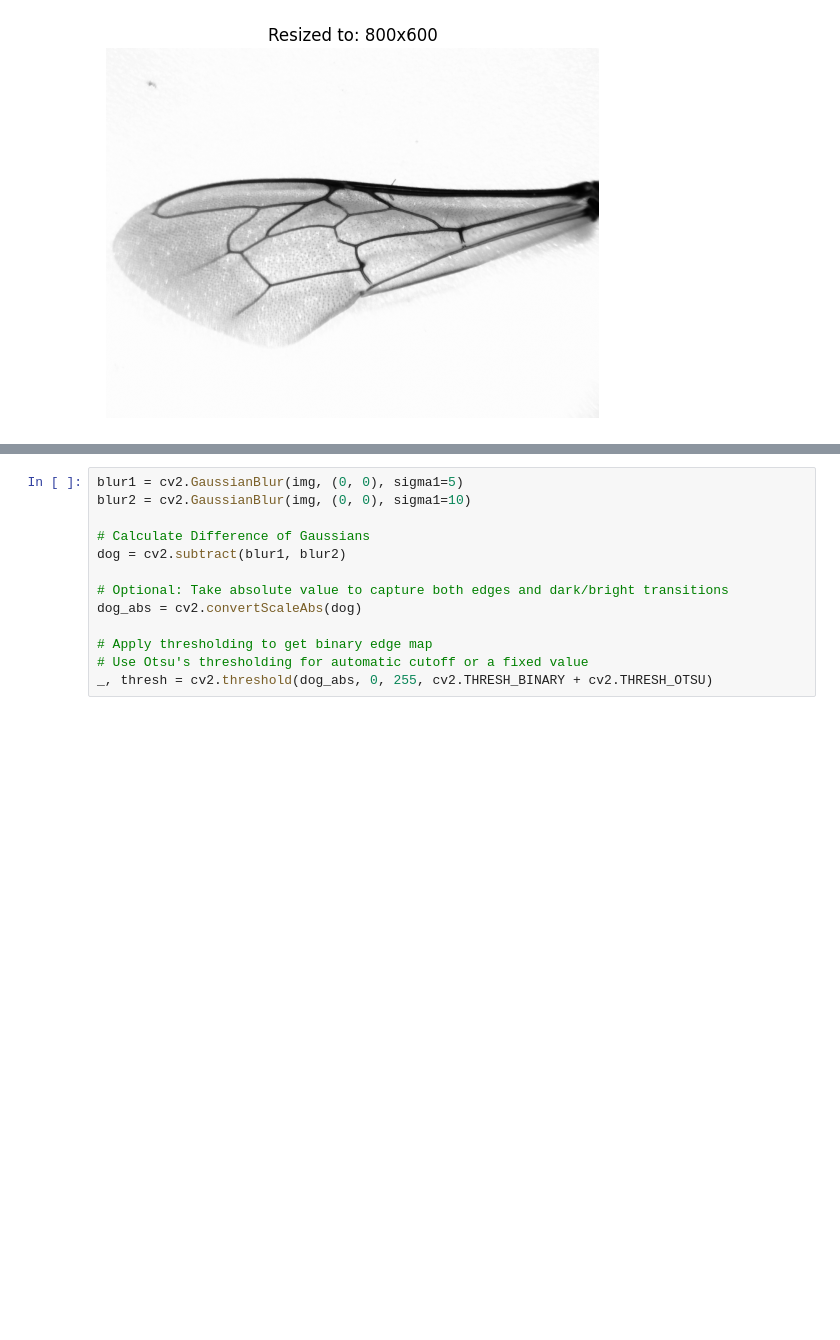
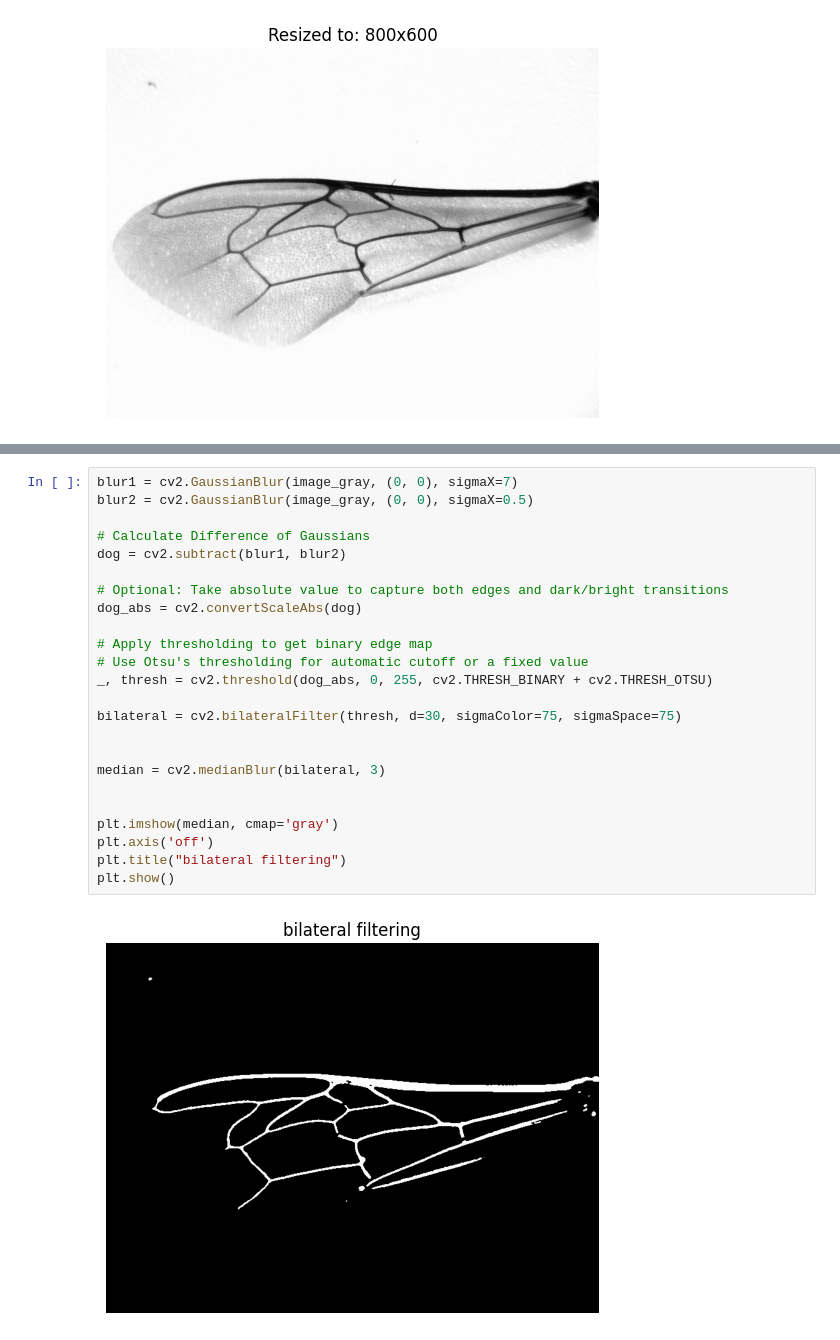
Before and after one commit to amiinemohamed/Bees-cv, a Jupyter notebook: Bees.ipynb, the cells around one changed output, grey strips where cells are left out. Drawn from its saved outputs; the diff is of its cells as text; blank space fills up the shorter version.

```diff
--- a/Bees.ipynb
+++ b/Bees.ipynb
@@ -66,13 +77,26 @@ filtered = cv2.medianBlur(noisy_image, 5)
 # %%
-blur1 = cv2.GaussianBlur(img, (0, 0), sigma1=5)
-blur2 = cv2.GaussianBlur(img, (0, 0), sigma1=10)
+blur1 = cv2.GaussianBlur(image_gray, (0, 0), sigmaX=7)
+blur2 = cv2.GaussianBlur(image_gray, (0, 0), sigmaX=0.5)
 
 # Calculate Difference of Gaussians
 dog = cv2.subtract(blur1, blur2)
 
 # Optional: Take absolute value to capture both edges and dark/bright transitions
 dog_abs = cv2.convertScaleAbs(dog)
 
 # Apply thresholding to get binary edge map
 # Use Otsu's thresholding for automatic cutoff or a fixed value
 _, thresh = cv2.threshold(dog_abs, 0, 255, cv2.THRESH_BINARY + cv2.THRESH_OTSU)
+
+bilateral = cv2.bilateralFilter(thresh, d=30, sigmaColor=75, sigmaSpace=75)
+
+
+median = cv2.medianBlur(bilateral, 3)
+
+
+plt.imshow(median, cmap='gray')
+plt.axis('off')
+plt.title("bilateral filtering")
+plt.show()
+# %% [output]
+[figure, added]
```
Also changed, not shown: parts of 6 cells of this notebook.
